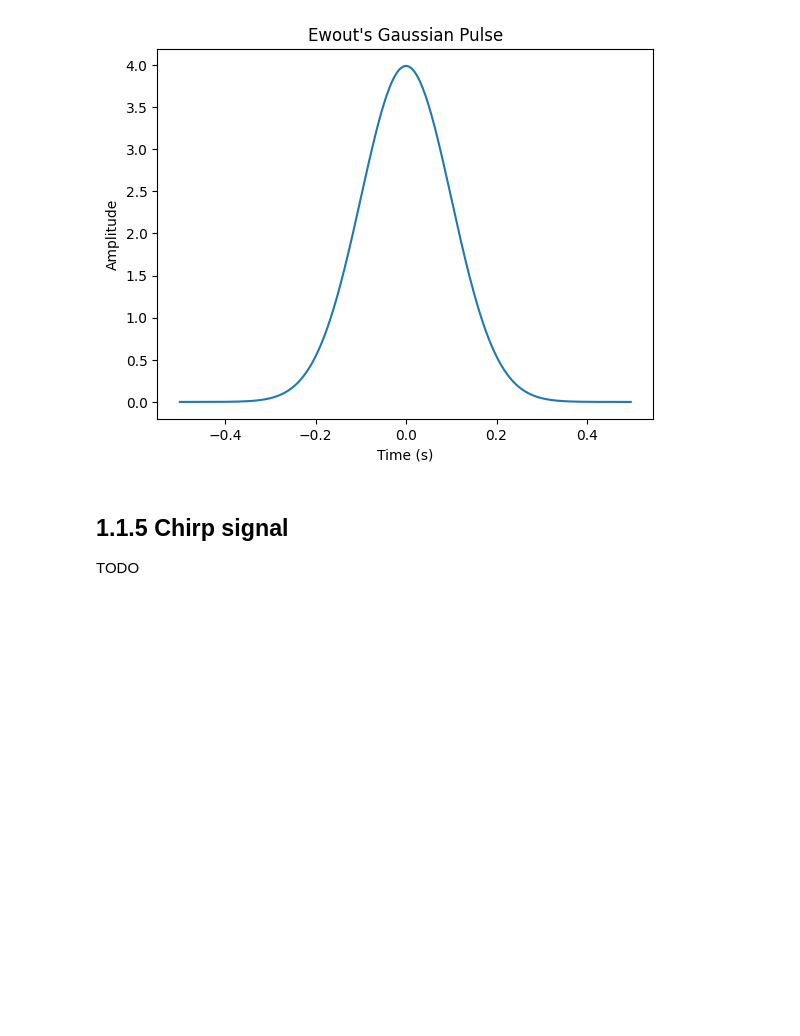
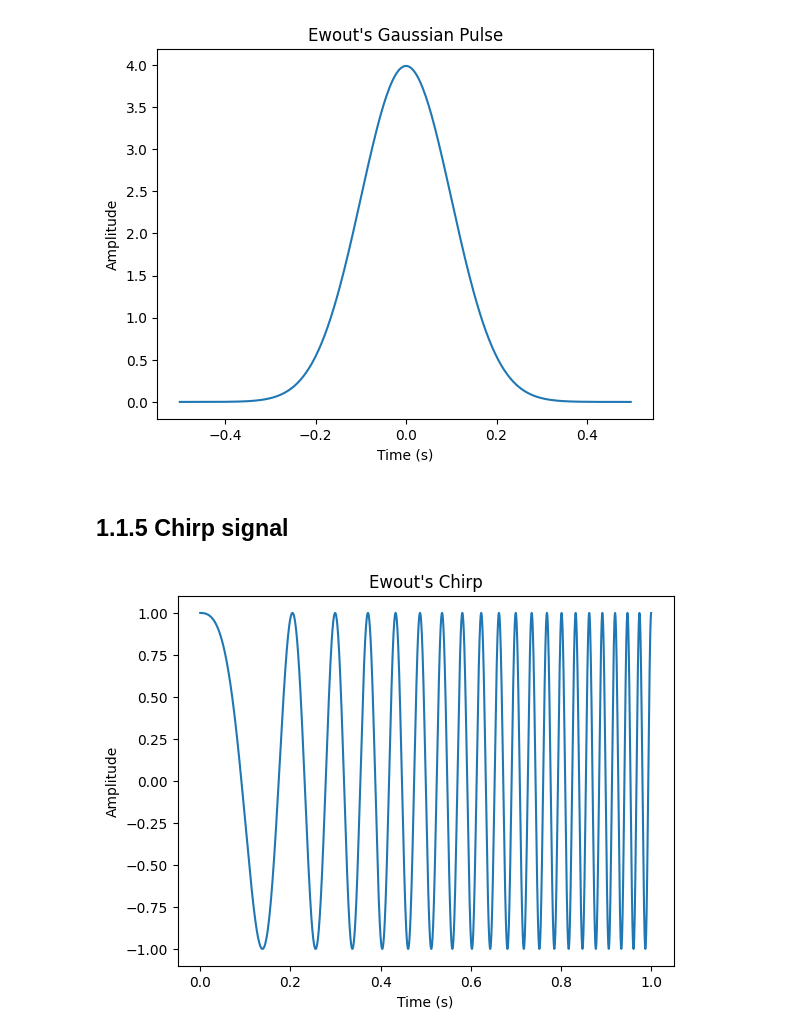
Before and after one commit to EwoutBergsma/Digital-Modulations-using-Python, a Jupyter notebook: 1 - Generating standard test signals.ipynb, the cells around one changed output. Drawn from its saved outputs; the diff is of its cells as text; code cells hidden in the pictures; blank space fills up the shorter version.

```diff
--- a/1 - Generating standard test signals.ipynb
+++ b/1 - Generating standard test signals.ipynb
@@ -159,5 +159,23 @@ plot_timeseries_data(time, pulse, 'Ewout\'s Gaussian Pulse', 'Time (s)', 'Amplit
 [figure]
 # %% [markdown]
 ## 1.1.5 Chirp signal
-
-TODO
+# %%
+def chirp_wave(duration=1, sample_rate=100, frequency_start=1, frequency_end=10, amplitude=1, phase_shift=np.pi / 2):
+    """
+    Generate a chirp data, with corresponding time data, with the given parameters.
+    By default I added a phase shift of pi/2, which means the chirp starts at the maximum amplitude, to stay close to the example in the book.
+    Note from the book, that I should work on:
+     A linear chirp signal sweeps the frequency from low to high frequency (or vice-versa) linearly.
+     One approach to generate a chirp signal is to concatenate a series of segments of sine waves each with increasing (or decreasing) frequency in order.
+     This method introduces discontinuities in the chirp signal due to the mismatch in the phases of each such segments.
+     Modifying the equation of a sinusoid to generate a chirp signal is a better approach.
+    """
+    time = np.linspace(0, duration, int(sample_rate * duration), endpoint=False)
+    frequencies = np.linspace(frequency_start, frequency_end, len(time))
+    chirp = amplitude * np.sin(2 * np.pi * frequencies * time + phase_shift)
+    return time, chirp
+# %%
+time, chirp = chirp_wave(duration=1, sample_rate=3000, frequency_start=1, frequency_end=20)
+plot_timeseries_data(time, chirp, 'Ewout\'s Chirp', 'Time (s)', 'Amplitude')
+# %% [output]
+[figure, added]
```
